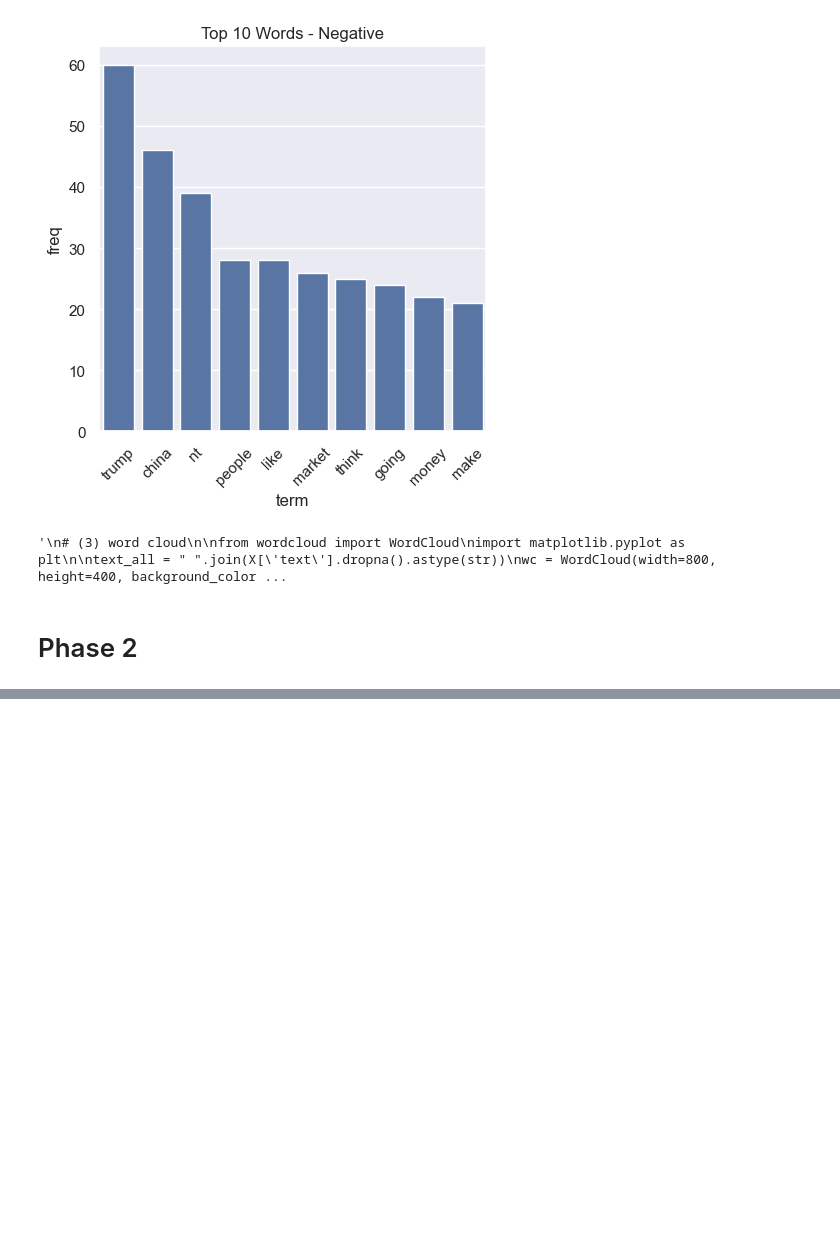
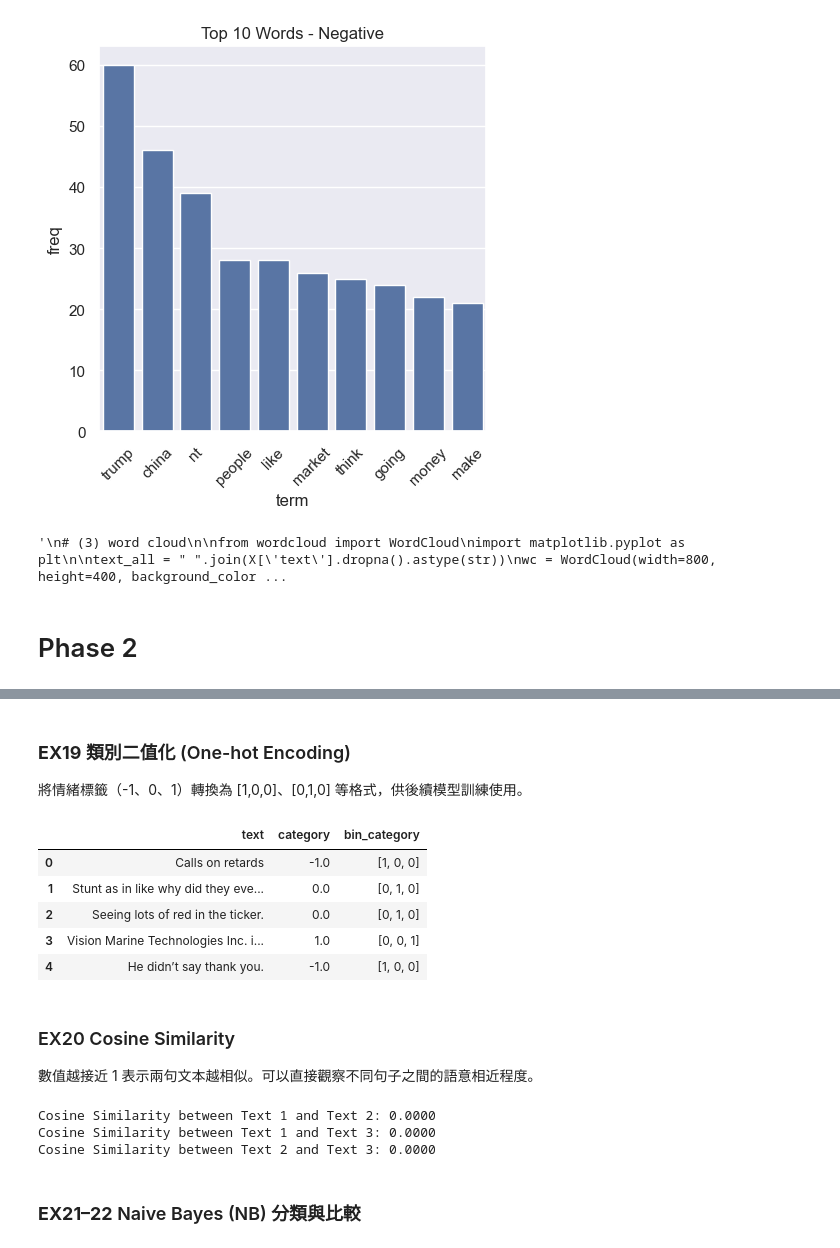
Before and after one commit to LukaChien/DM2025-Lab1-Exercise, a Jupyter notebook: DM2025-Lab1-Homework.ipynb, the cells around one changed output, grey strips where cells are left out. Saved outputs shown, nothing was run; the diff lists cells and outputs as text; code cells hidden in the pictures; blank space fills up the shorter version.

```diff
--- a/DM2025-Lab1-Homework.ipynb
+++ b/DM2025-Lab1-Homework.ipynb
@@ -485,0 +683,42 @@ plt.show()
+# %% [markdown]
+### **EX19** 類別二值化 (One-hot Encoding)
+將情緒標籤（-1、0、1）轉換為 [1,0,0]、[0,1,0] 等格式，供後續模型訓練使用。
+# %%
+from sklearn import preprocessing
+
+mlb = preprocessing.LabelBinarizer()
+mlb.fit(X['category'])
+X['bin_category'] = mlb.transform(X['category']).tolist()
+X[['text', 'category', 'bin_category']].head()
+# %% [output]
+|  | text | category | bin_category |
+| 0 | Calls on retards | -1.0 | [1, 0, 0] |
+| 1 | Stunt as in like why did they eve... | 0.0 | [0, 1, 0] |
+| 2 | Seeing lots of red in the ticker. | 0.0 | [0, 1, 0] |
+| 3 | Vision Marine Technologies Inc. i... | 1.0 | [0, 0, 1] |
+| 4 | He didn’t say thank you. | -1.0 | [1, 0, 0] |
+# %% [markdown]
+### EX20 Cosine Similarity
+數值越接近 1 表示兩句文本越相似。可以直接觀察不同句子之間的語意相近程度。
+# %%
+from sklearn.metrics.pairwise import cosine_similarity
+from sklearn.preprocessing import binarize
+
+# 取三筆樣本測試
+texts = X['text'].sample(3, random_state=42).tolist()
+vecs = count_vect.transform(texts)
+
+# 二值化向量
+vecs_bin = [binarize(v) for v in vecs]
+
+# 計算 cosine 相似度
+for i in range(3):
+    for j in range(i+1, 3):
+        sim = cosine_similarity(vecs_bin[i], vecs_bin[j])[0][0]
+        print(f"Cosine Similarity between Text {i+1} and Text {j+1}: {sim:.4f}")
+# %% [output]
+Cosine Similarity between Text 1 and Text 2: 0.0000
+Cosine Similarity between Text 1 and Text 3: 0.0000
+Cosine Similarity between Text 2 and Text 3: 0.0000
+# %% [markdown]
+### **EX21–22** Naive Bayes (NB) 分類與比較
```
Also changed, not shown: parts of 22 cells of this notebook.
